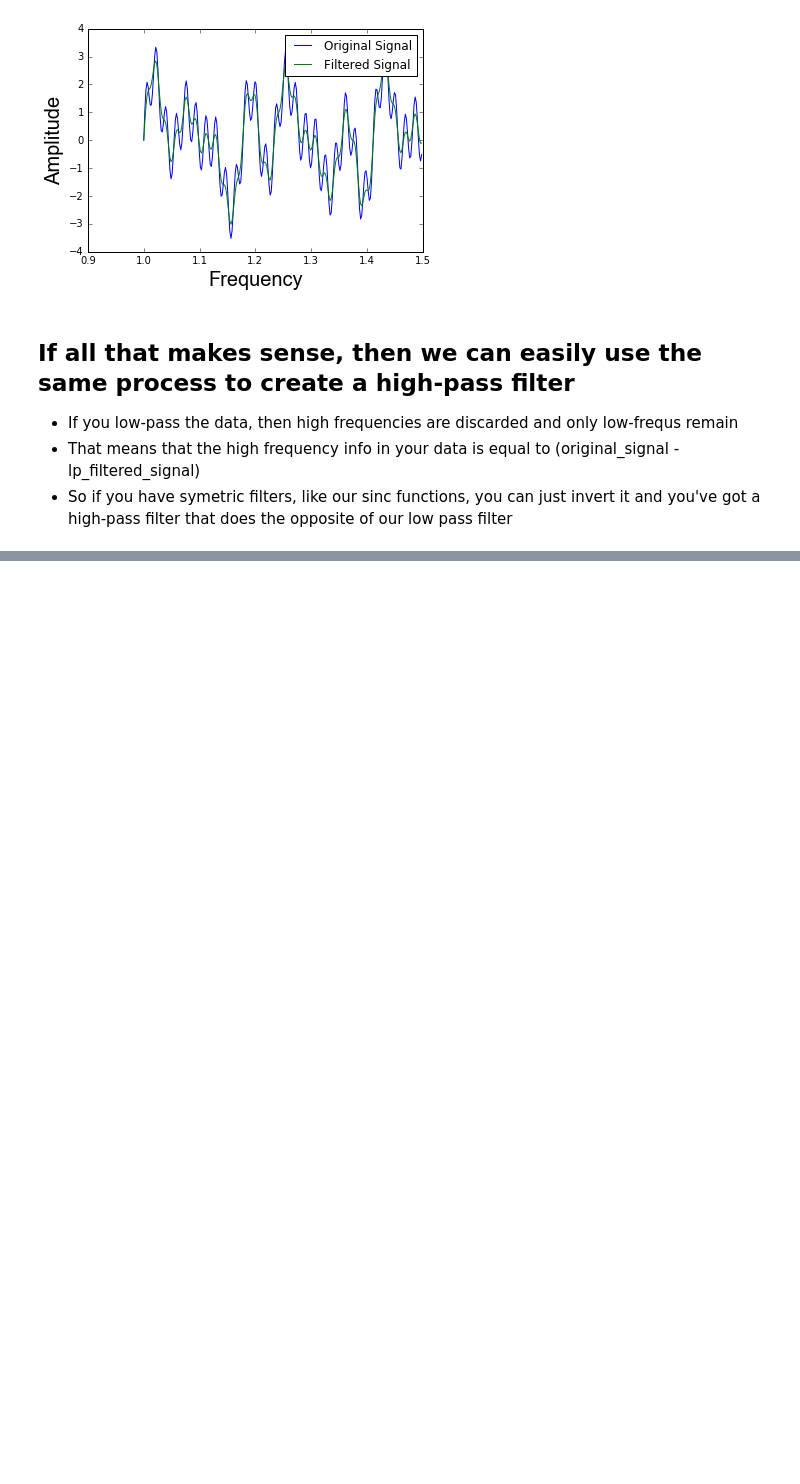
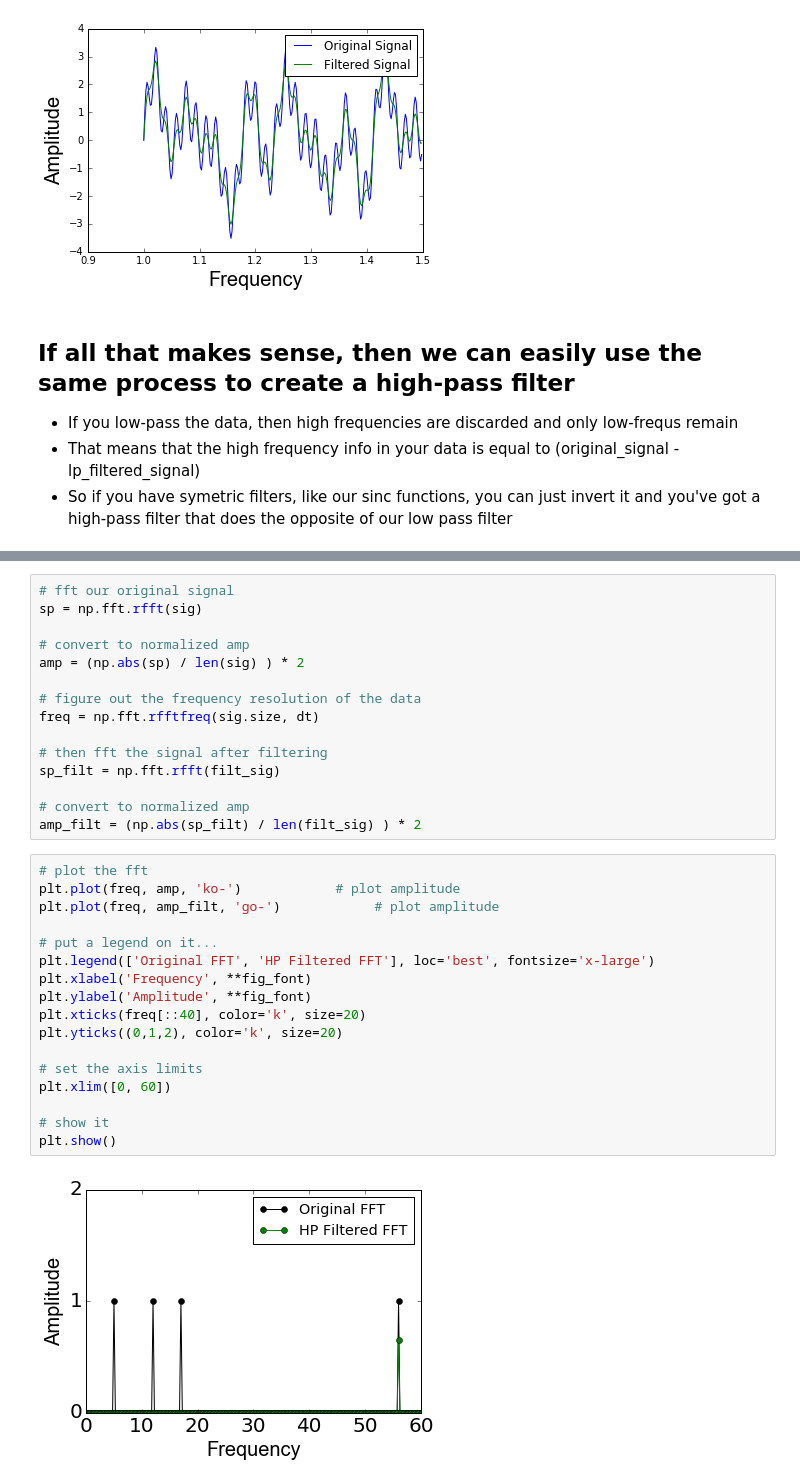
Before and after one commit to TimCSheehan/dev, a Jupyter notebook: Tutorial_060_Filtering_TimeSeries.ipynb, the cells around one changed output, grey strips where cells are left out. Drawn from its saved outputs; the diff is of its cells as text; blank space fills up the shorter version.

```diff
--- a/Tutorial_060_Filtering_TimeSeries.ipynb
+++ b/Tutorial_060_Filtering_TimeSeries.ipynb
@@ -467,0 +544,34 @@ plt.show()
+# %%
+# fft our original signal
+sp = np.fft.rfft(sig)
+
+# convert to normalized amp
+amp = (np.abs(sp) / len(sig) ) * 2
+
+# figure out the frequency resolution of the data
+freq = np.fft.rfftfreq(sig.size, dt)
+
+# then fft the signal after filtering
+sp_filt = np.fft.rfft(filt_sig)
+
+# convert to normalized amp
+amp_filt = (np.abs(sp_filt) / len(filt_sig) ) * 2
+# %%
+# plot the fft
+plt.plot(freq, amp, 'ko-')            # plot amplitude
+plt.plot(freq, amp_filt, 'go-')            # plot amplitude
+
+# put a legend on it...
+plt.legend(['Original FFT', 'HP Filtered FFT'], loc='best', fontsize='x-large')
+plt.xlabel('Frequency', **fig_font)
+plt.ylabel('Amplitude', **fig_font)
+plt.xticks(freq[::40], color='k', size=20)
+plt.yticks((0,1,2), color='k', size=20)
+
+# set the axis limits
+plt.xlim([0, 60])
+
+# show it
+plt.show()
+# %% [output]
+[figure, added]
```
Also changed, not shown: parts of 9 cells of this notebook.
